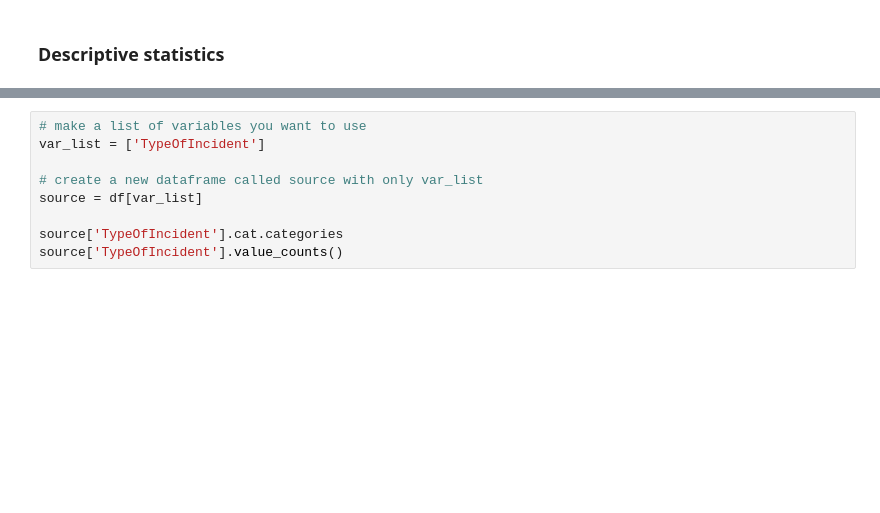
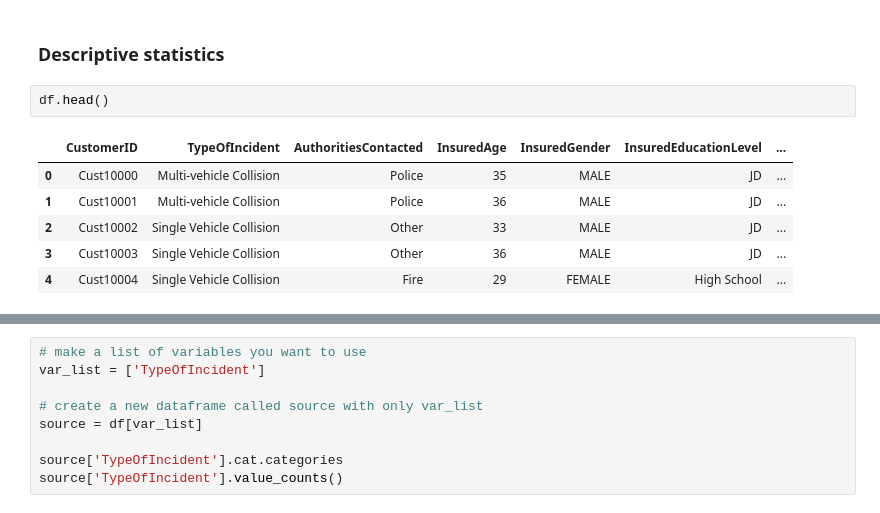
Before and after one commit to christophersegatz/dst-project, a Jupyter notebook: notebooks/draft-analysis.ipynb, the cells around one changed output, grey strips where cells are left out. Drawn from its saved outputs; the diff is of its cells as text; blank space fills up the shorter version.

```diff
--- a/notebooks/draft-analysis.ipynb
+++ b/notebooks/draft-analysis.ipynb
@@ -88,3 +141,12 @@ df = df.astype(
 ## Analysis
 # %% [markdown]
 ### Descriptive statistics
+# %%
+df.head()
+# %% [output]
+|  | CustomerID | TypeOfIncident | AuthoritiesContacted | InsuredAge | InsuredGender | InsuredEducationLevel | ... |
+| 0 | Cust10000 | Multi-vehicle Collision | Police | 35 | MALE | JD | ... |
+| 1 | Cust10001 | Multi-vehicle Collision | Police | 36 | MALE | JD | ... |
+| 2 | Cust10002 | Single Vehicle Collision | Other | 33 | MALE | JD | ... |
+| 3 | Cust10003 | Single Vehicle Collision | Other | 36 | MALE | JD | ... |
+| 4 | Cust10004 | Single Vehicle Collision | Fire | 29 | FEMALE | High School | ... |
```
Also changed, not shown: parts of 14 cells of this notebook.
